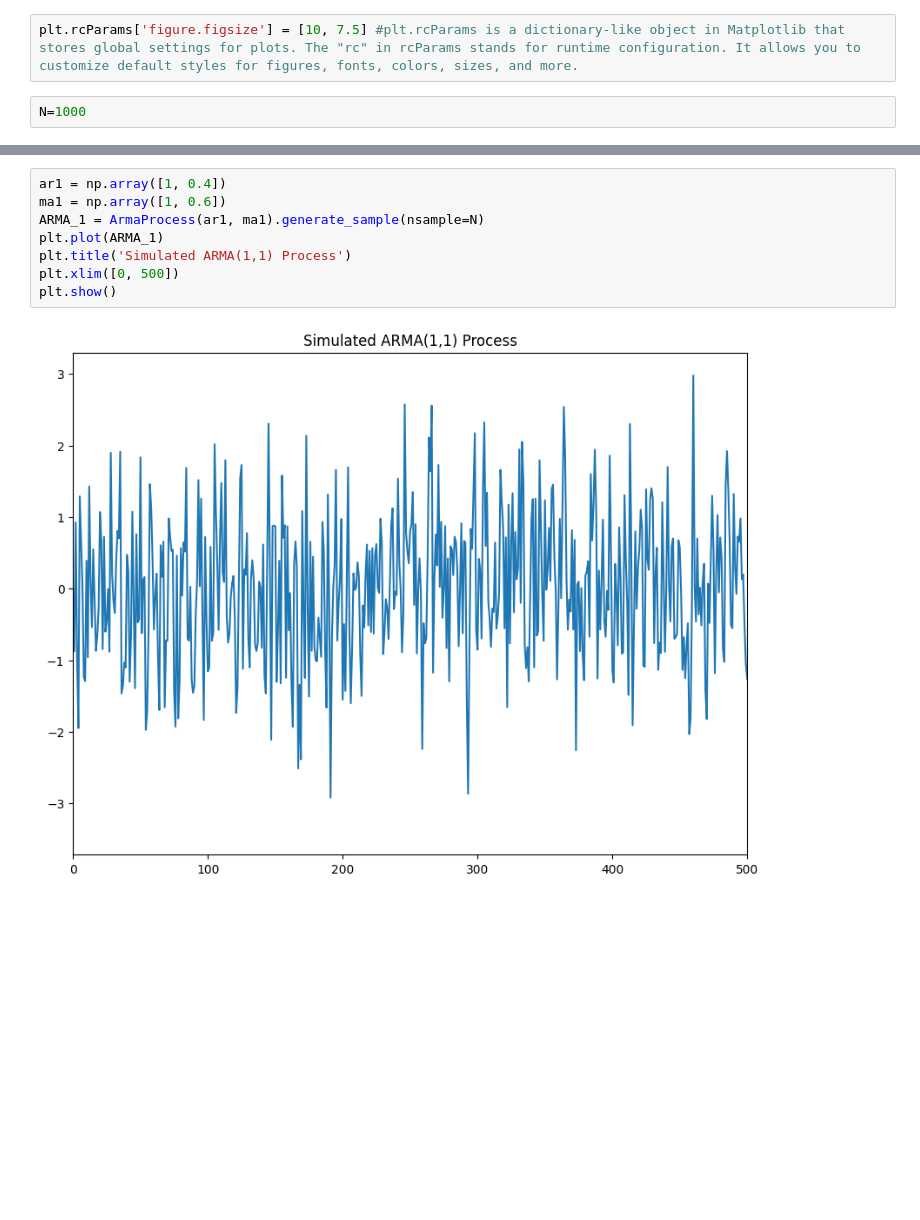
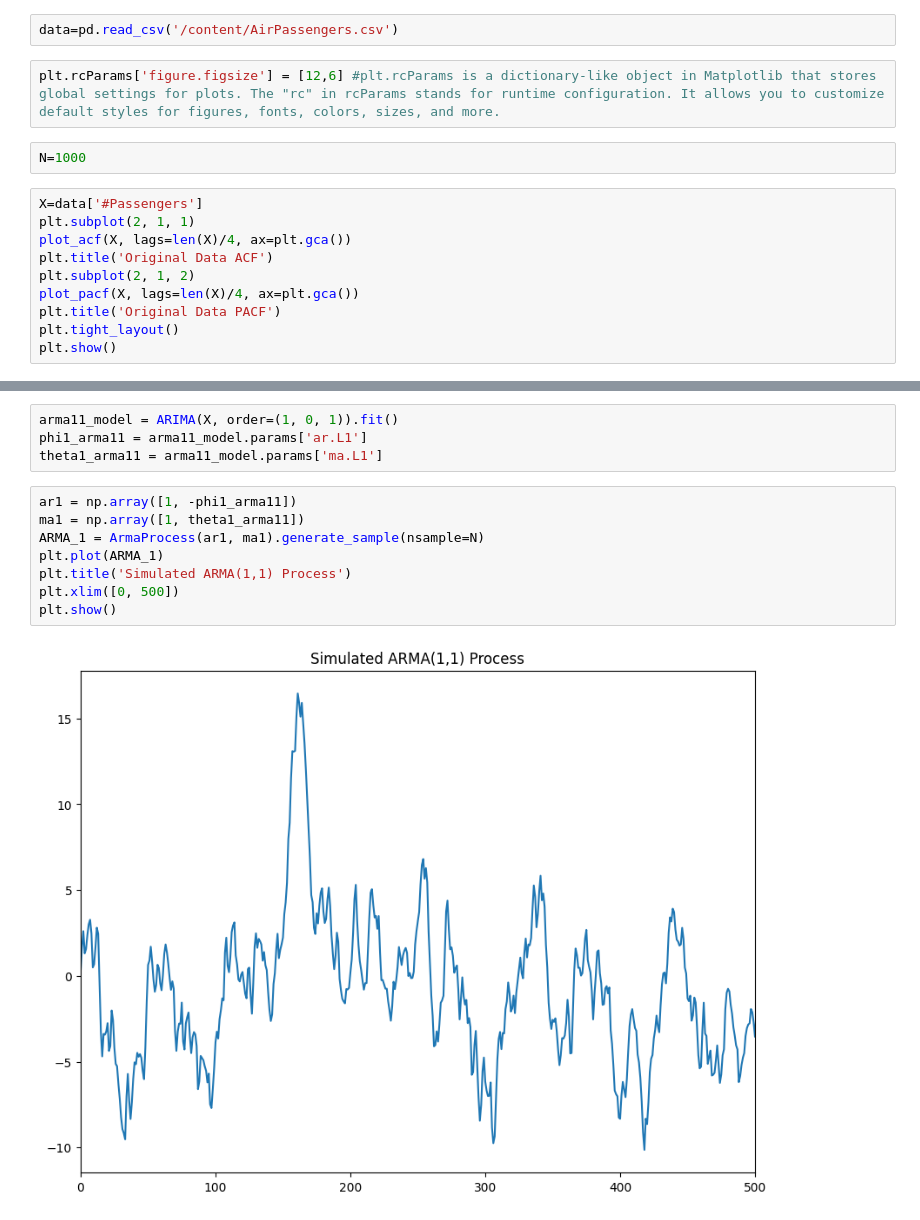
Before and after one commit to Sreevalsan-V/TSA_EXP4, a Jupyter notebook: exp_4.ipynb, the cells around one changed output, grey strips where cells are left out. Saved outputs shown, nothing was run; the diff lists cells and outputs as text; blank space fills up the shorter version.

```diff
--- a/exp_4.ipynb
+++ b/exp_4.ipynb
@@ -5,6 +6,18 @@ import matplotlib.pyplot as plt
 from statsmodels.tsa.arima_process import ArmaProcess
 from statsmodels.graphics.tsaplots import plot_acf, plot_pacf
+# %%
+data=pd.read_csv('/content/AirPassengers.csv')
 # %%
-plt.rcParams['figure.figsize'] = [10, 7.5] #plt.rcParams is a dictionary-like object in Matplotlib that stores global settings for plots. The "rc" in rcParams stands for runtime configuration. It allows you to customize default styles for figures, fonts, colors, sizes, and more.
+plt.rcParams['figure.figsize'] = [12,6] #plt.rcParams is a dictionary-like object in Matplotlib that stores global settings for plots. The "rc" in rcParams stands for runtime configuration. It allows you to customize default styles for figures, fonts, colors, sizes, and more.
 # %%
 N=1000
+# %%
+X=data['#Passengers']
+plt.subplot(2, 1, 1)
+plot_acf(X, lags=len(X)/4, ax=plt.gca())
+plt.title('Original Data ACF')
+plt.subplot(2, 1, 2)
+plot_pacf(X, lags=len(X)/4, ax=plt.gca())
+plt.title('Original Data PACF')
+plt.tight_layout()
+plt.show()
@@ -11,13 +26,17 @@ N=1000
+# %%
+arma11_model = ARIMA(X, order=(1, 0, 1)).fit()
+phi1_arma11 = arma11_model.params['ar.L1']
+theta1_arma11 = arma11_model.params['ma.L1']
 # %%
-ar1 = np.array([1, 0.4])
-ma1 = np.array([1, 0.6])
+ar1 = np.array([1, -phi1_arma11])
+ma1 = np.array([1, theta1_arma11])
 ARMA_1 = ArmaProcess(ar1, ma1).generate_sample(nsample=N)
 plt.plot(ARMA_1)
 plt.title('Simulated ARMA(1,1) Process')
 plt.xlim([0, 500])
 plt.show()
 # %% [output]
-[figure, old version]
+[figure, new version]
 # %%
 plot_acf(ARMA_1)
 plt.show()
```
Also changed, not shown: parts of 6 cells of this notebook, 11 other files.
